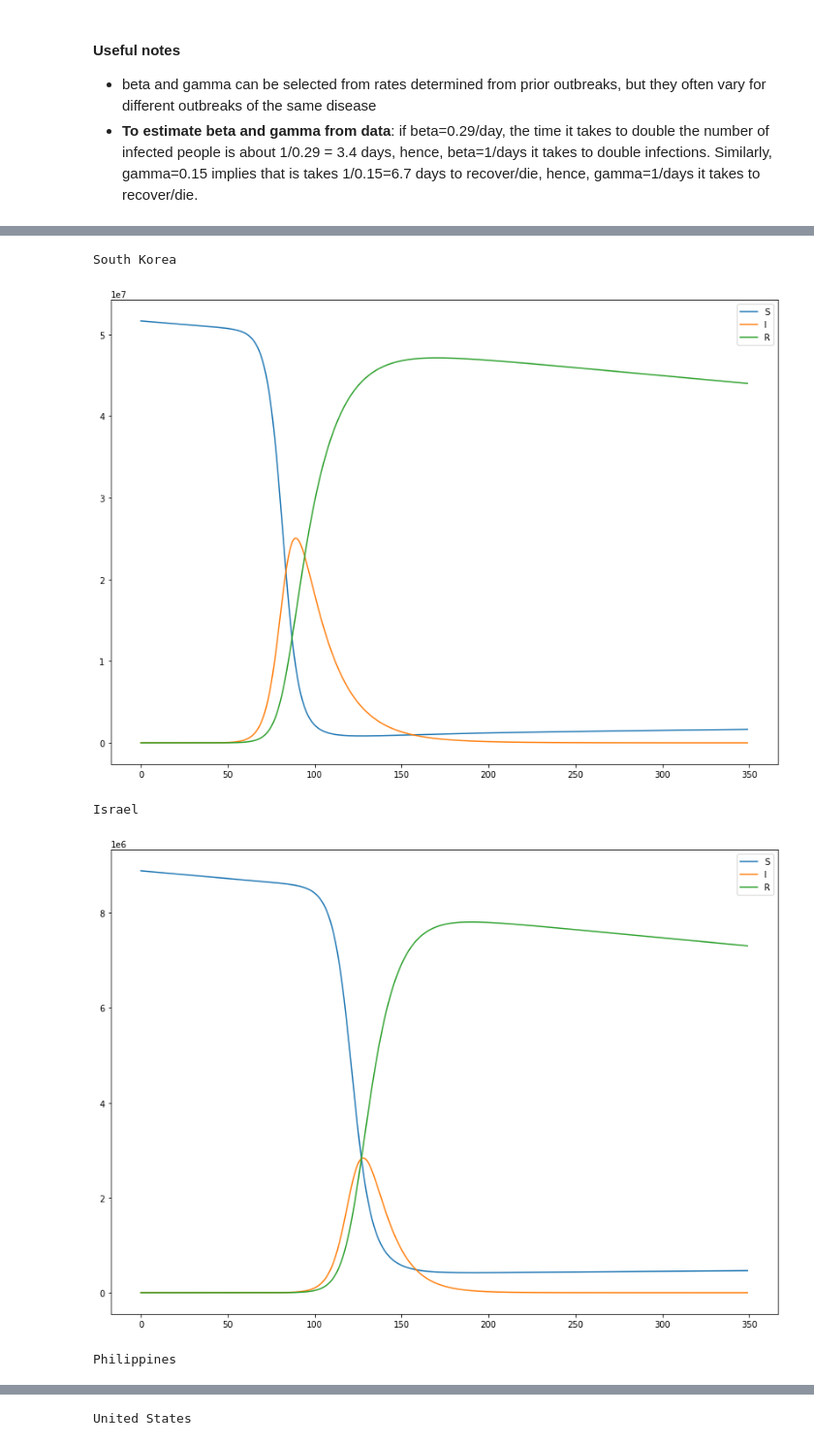
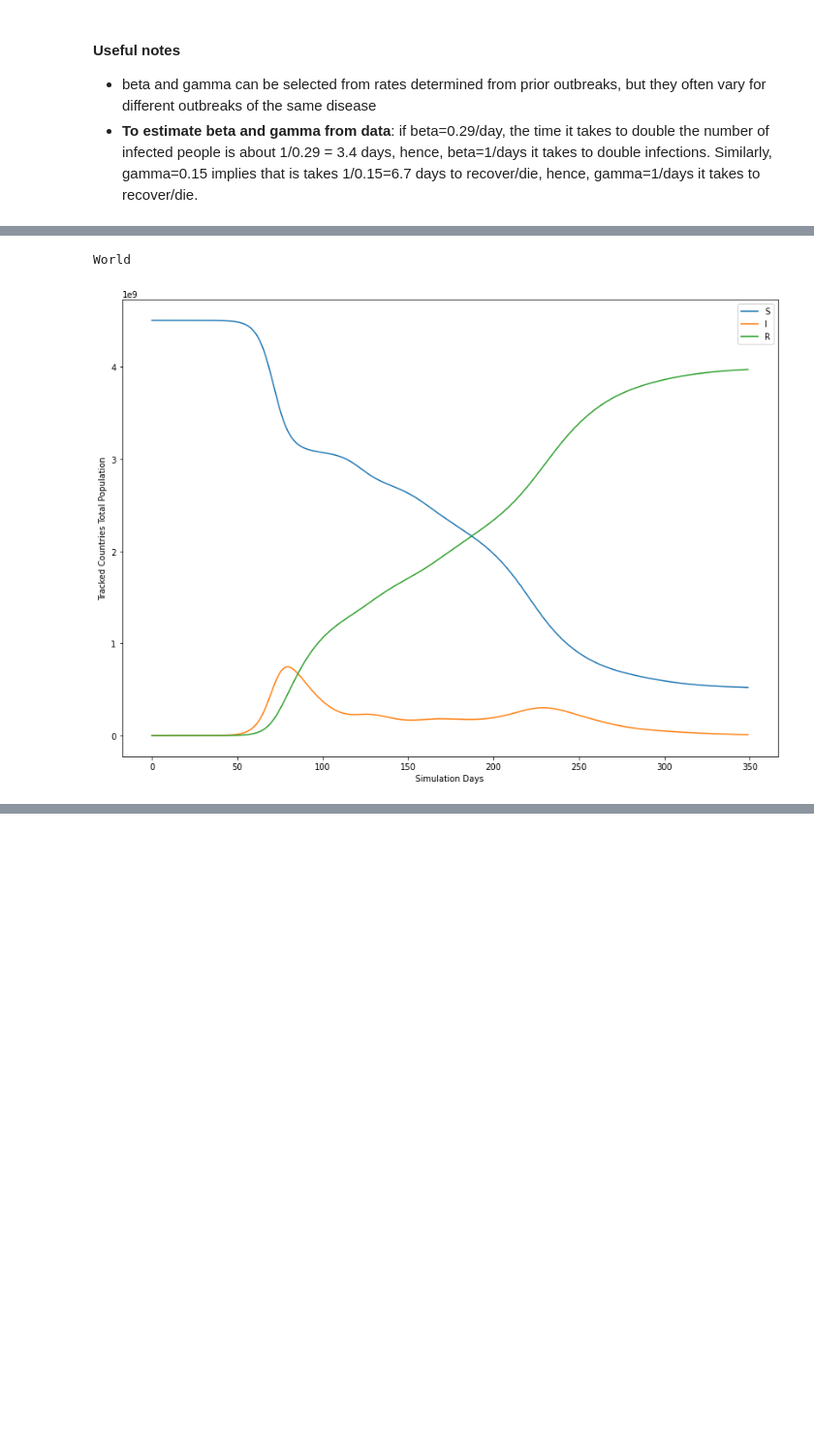
Before and after one commit to DonPablo99/covid-19-world-air-network-analysis, a Jupyter notebook: Model.ipynb, the cells around one changed output, grey strips where cells are left out. Shown at 97% size. Saved outputs shown, nothing was run; the diff lists cells and outputs as text; code cells hidden in the pictures; blank space fills up the shorter version.

```diff
--- a/Model.ipynb
+++ b/Model.ipynb
@@ -175,17 +178,20 @@ for t in range(1, T):
         S_in_t = 0
         I_in_t = 0
         R_in_t = 0
+        total_in = 0
         for n in g.nodes():
             if g.get_edge_data(n, c) is not None:
                 n_in_route = g.get_edge_data(n, c)['weight']
                 n_total_pop = S_lists[n][t-1] + I_lists[n][t-1] + R_lists[n][t-1]
-                n_in_population = n_in_route * (np.log10(n_total_pop)/10) * 115
+                n_in_population = n_in_route * np.log10(n_total_pop)
+                total_in += n_in_population
                 S_in_t += (S_lists[n][t-1] / n_total_pop) * n_in_population
                 I_in_t += (I_lists[n][t-1] / n_total_pop) * n_in_population
                 R_in_t += (R_lists[n][t-1] / n_total_pop) * n_in_population
         # Get people going out of the country for each compartment
         current_population = S_lists[c][t-1] + I_lists[c][t-1] + R_lists[c][t-1]
-        out_population = out_routes[c] * (np.log10(current_population)/10) * 115
+        out_population = out_routes[c] * np.log10(current_population)
+
         S_out_t = (S_lists[c][t-1] / current_population) * out_population
         I_out_t = (I_lists[c][t-1] / current_population) * out_population
         R_out_t = (R_lists[c][t-1] / current_population) * out_population
@@ -201,26 +232,14 @@ for t in range(1, T):
 # %%
-# Visualize simulation results
-x = list(range(T))
-for c in countries:
-    print(c)
-    plt.figure(figsize=(14,10))
-    plt.plot(x, S_lists[c], label="S")
-    plt.plot(x, I_lists[c], label="I")
-    plt.plot(x, R_lists[c], label="R")
-    plt.legend()
-    plt.show()
-
 # World total
 print("World")
 plt.figure(figsize=(14,10))
 plt.plot(x, [np.array([S_lists[c][d] for c in countries]).sum() for d in range(T)], label="S")
 plt.plot(x, [np.array([I_lists[c][d] for c in countries]).sum() for d in range(T)], label="I")
 plt.plot(x, [np.array([R_lists[c][d] for c in countries]).sum() for d in range(T)], label="R")
 plt.legend()
-plt.show()
+plt.xlabel('Simulation Days')
+plt.ylabel('Tracked Countries Total Population')
+plt.savefig(open("world-simulation.png", "wb"))
 # %% [output]
-South Korea
+World
-[figure, old version]
+[figure, new version]
-Israel
-[figure, removed]
-Philippines
@@ -228 +245,0 @@ Philippines
-United States
```
Also changed, not shown: parts of 27 cells of this notebook, 1 other file.
